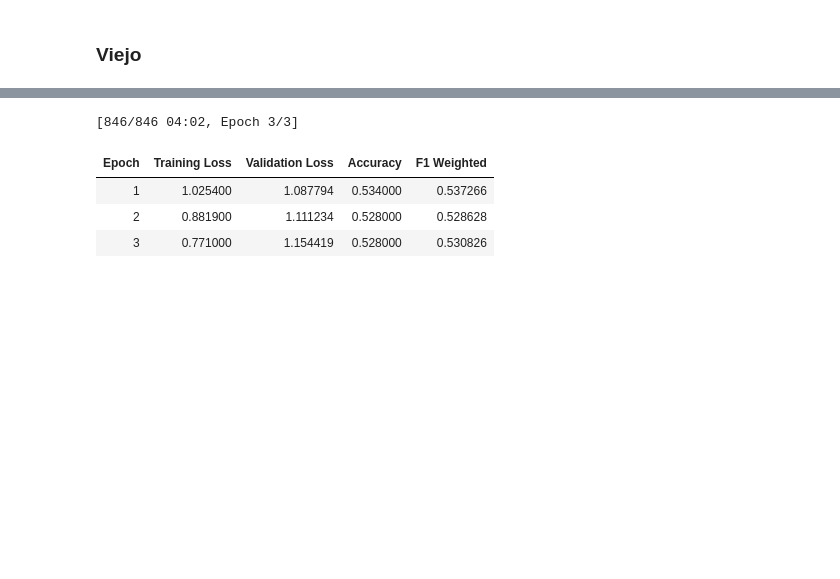
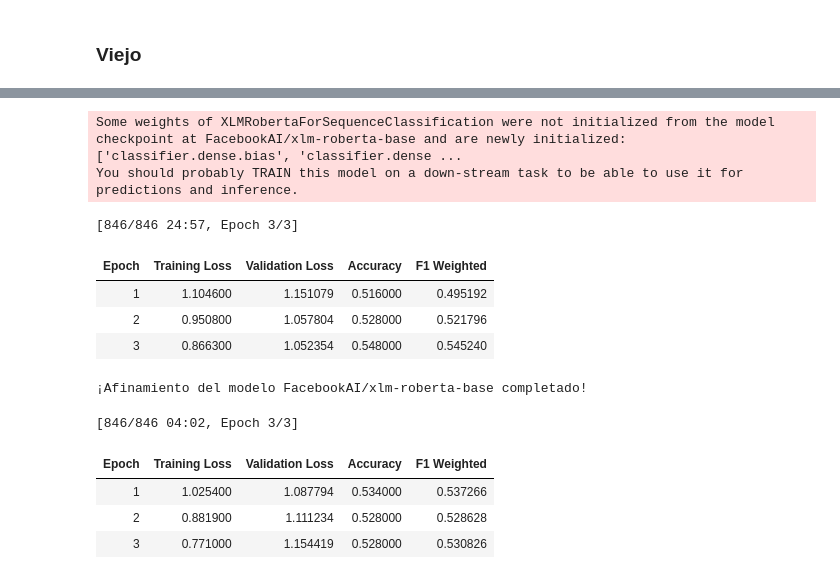
Before and after one commit to Joafp/Desafio_NLP_UNAM, a Jupyter notebook: notebooks/test.ipynb, the cells around one changed output, grey strips where cells are left out. Cells and saved outputs as stored; diff of their text form; code cells hidden in the pictures; blank space fills up the shorter version.

```diff
--- a/notebooks/test.ipynb
+++ b/notebooks/test.ipynb
@@ -192,0 +164,75 @@ TrainOutput(global_step=1000, training_loss=0.7794581022262573, metrics={'train_
+# %%
+# Preparar el DataFrame
+df_train_roberta = df_train.rename(columns={'structured_text': 'text', 'Polarity': 'label'})
+df_train_roberta['label'] = df_train_roberta['label'].apply(lambda x: int(x) - 1)
+
+dataset = Dataset.from_pandas(df_train_roberta)
+train_test_split = dataset.train_test_split(test_size=0.1, seed=42) # Añadido seed para reproducibilidad
+train_dataset = train_test_split['train']
+eval_dataset = train_test_split['test']
+
+# --- Cargar el tokenizador y el modelo para FacebookAI/xlm-roberta-base ---
+model_name = "FacebookAI/xlm-roberta-base"
+tokenizer = AutoTokenizer.from_pretrained(model_name)
+model = AutoModelForSequenceClassification.from_pretrained(model_name, num_labels=5) # Asegúrate de que num_labels sea 5 para tus 5 clases de polaridad
+
+# Función de tokenización
+# Los parámetros de padding, truncation y max_length son generalmente adecuados para XLM-RoBERTa
+def tokenize_function(examples):
+    return tokenizer(
+        examples["text"],
+        padding="max_length",
+        truncation=True,
+        max_length=256 # Puedes ajustar este valor si tus textos son más largos o más cortos
+    )
+
+tokenized_train_dataset = train_dataset.map(tokenize_function, batched=True)
+tokenized_eval_dataset = eval_dataset.map(tokenize_function, batched=True)
+
+# Función para calcular métricas (se mantiene igual)
+def compute_metrics(eval_pred):
+    logits, labels = eval_pred
+    predictions = np.argmax(logits, axis=-1)
+    f1 = f1_score(labels, predictions, average="weighted")
+    accuracy = accuracy_score(labels, predictions)
+    return {"accuracy": accuracy, "f1_weighted": f1}
+
+# Argumentos de entrenamiento
+training_args = TrainingArguments(
+    output_dir="./results_xlm_roberta", # Directorio de salida diferente para este modelo
+    num_train_epochs=3,
+    learning_rate=2e-5,
+    per_device_train_batch_size=16,
+    per_device_eval_batch_size=16,
+    warmup_steps=100,
+    weight_decay=0.01,
+    logging_dir='./logs_xlm_roberta', # Directorio de logs diferente
+    logging_steps=10,
+    eval_strategy="epoch",
+    save_strategy="epoch",
+    load_best_model_at_end=True,
+    # report_to="none" # Descomenta si no quieres reportar a Weights & Biases u otros
+)
+
+# Inicializar el Trainer
+trainer = Trainer(
+    model=model,
+    args=training_args,
+    train_dataset=tokenized_train_dataset,
+    eval_dataset=tokenized_eval_dataset,
+    compute_metrics=compute_metrics,
+)
+
+# Iniciar el afinamiento
+trainer.train()
+
+print("¡Afinamiento del modelo FacebookAI/xlm-roberta-base completado!")
+# %% [output]
+Some weights of XLMRobertaForSequenceClassification were not initialized from the model checkpoint at FacebookAI/xlm-roberta-base and are newly initialized: ['classifier.dense.bias', 'classifier.dense ...
+You should probably TRAIN this model on a down-stream task to be able to use it for predictions and inference.
+[846/846 24:57, Epoch 3/3]
+| Epoch | Training Loss | Validation Loss | Accuracy | F1 Weighted |
+| 1 | 1.104600 | 1.151079 | 0.516000 | 0.495192 |
+| 2 | 0.950800 | 1.057804 | 0.528000 | 0.521796 |
+| 3 | 0.866300 | 1.052354 | 0.548000 | 0.545240 |
+¡Afinamiento del modelo FacebookAI/xlm-roberta-base completado!
```
Also changed, not shown: parts of 17 cells of this notebook, 7 other files.
